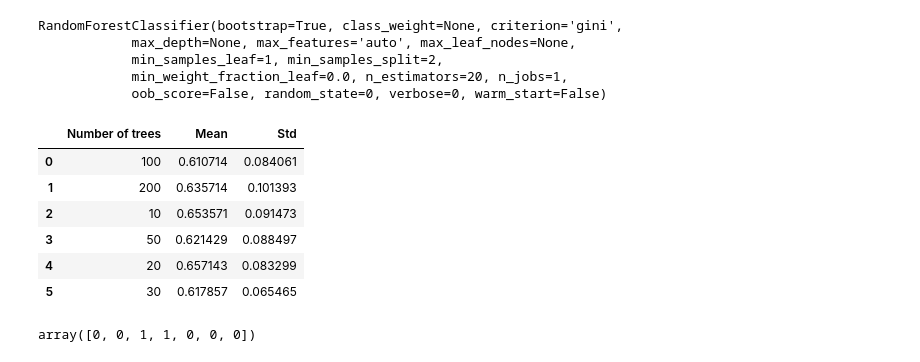
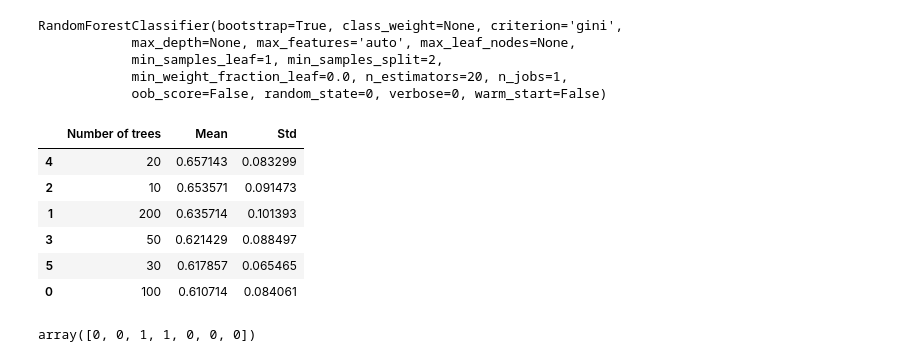
Before and after one commit to Jhilbertxtu/Binary-Classification-Colon-Tumor, a Jupyter notebook: Binary Classification.ipynb, the cells around one changed output. Saved outputs shown, nothing was run; the diff lists cells and outputs as text; code cells hidden in the pictures.

```diff
--- a/Binary Classification.ipynb
+++ b/Binary Classification.ipynb
@@ -253,15 +253,15 @@ RandomForestClassifier(bootstrap=True, class_weight=None, criterion='gini',
 # %%
 rf_performance = pd.DataFrame([[x[0], x[1][0], x[1][1]] for x in dict_performance_rf.items()], \
                              columns=["Number of trees", "Mean", "Std"])
-rf_performance
+rf_performance.sort_values(by=['Mean'], ascending=[0])
 # %% [output]
 |  | Number of trees | Mean | Std |
+| 4 | 20 | 0.657143 | 0.083299 |
+| 2 | 10 | 0.653571 | 0.091473 |
+| 1 | 200 | 0.635714 | 0.101393 |
+| 3 | 50 | 0.621429 | 0.088497 |
+| 5 | 30 | 0.617857 | 0.065465 |
 | 0 | 100 | 0.610714 | 0.084061 |
-| 1 | 200 | 0.635714 | 0.101393 |
-| 2 | 10 | 0.653571 | 0.091473 |
-| 3 | 50 | 0.621429 | 0.088497 |
-| 4 | 20 | 0.657143 | 0.083299 |
-| 5 | 30 | 0.617857 | 0.065465 |
 # %%
 pred_test_rf = best_rf_model.predict(X_test_normalized_pca)
 # %%
```
Also changed, not shown: parts of 2 cells of this notebook.
